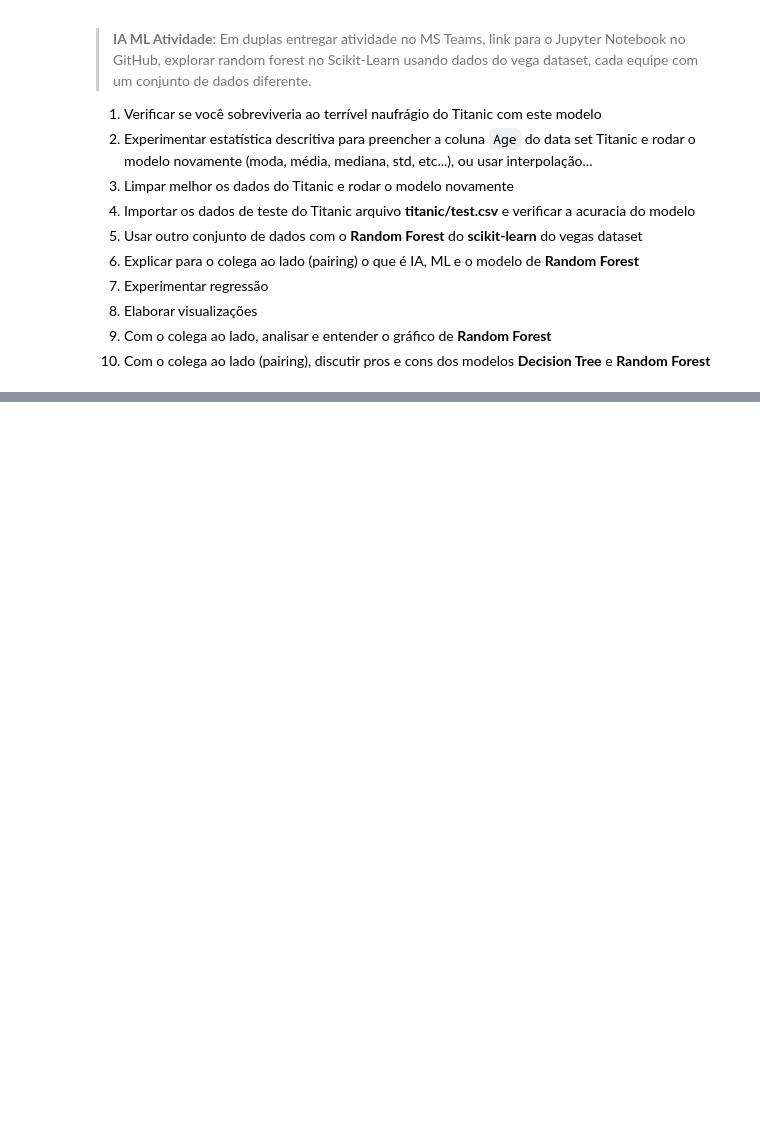
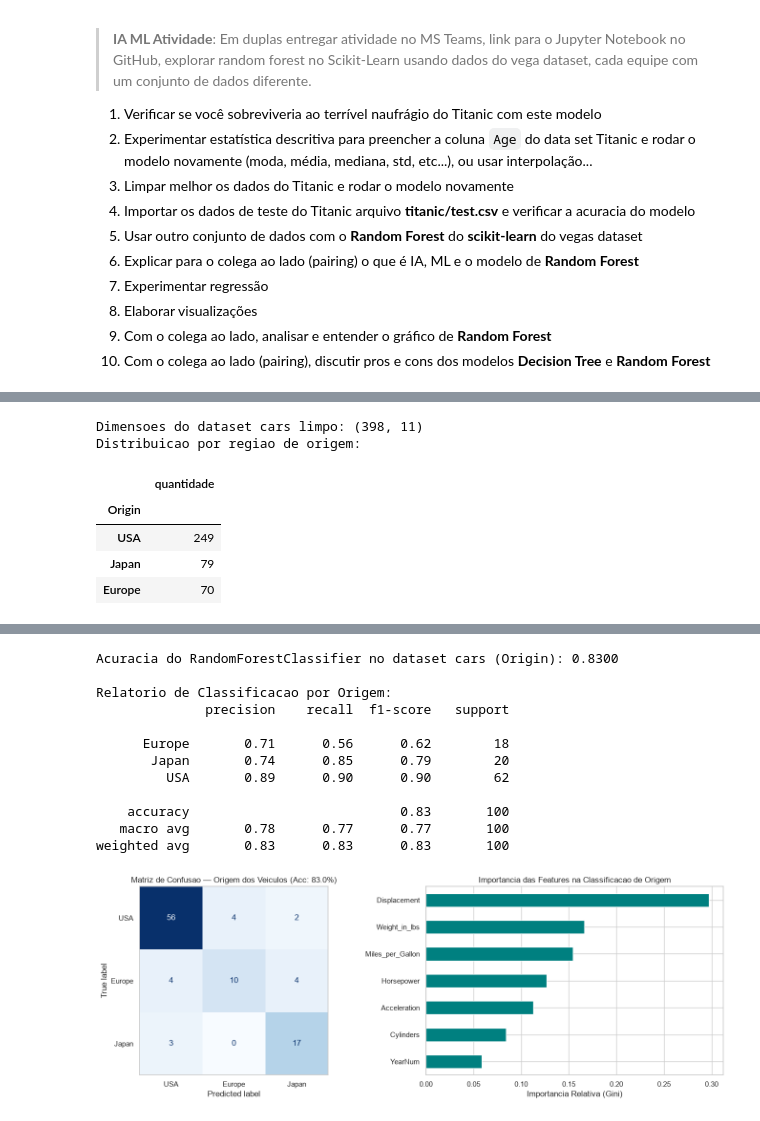
Before and after one commit to Ce-22/AI-LAB3, a Jupyter notebook: lab_random_forest_titanic_vega.ipynb, the cells around one changed output, grey strips where cells are left out. Drawn from its saved outputs; the diff is of its cells as text; code cells hidden in the pictures; blank space fills up the shorter version.

Commit message:
Implementa classificacao e regressao com Random Forest no vega_datasets

```diff
--- a/lab_random_forest_titanic_vega.ipynb
+++ b/lab_random_forest_titanic_vega.ipynb
@@ -934,0 +942,58 @@ Concordancia/Acuracia em relacao ao gender_submission.csv: 0.9067
+# %%
+cars_df = load_and_prepare_cars()
+print(f"Dimensoes do dataset cars limpo: {cars_df.shape}")
+print("Distribuicao por regiao de origem:")
+display(cars_df["Origin"].value_counts().rename("quantidade").to_frame())
+display(cars_df.head())
+
+CAR_CLASS_FEATURES = [
+    "Miles_per_Gallon",
+    "Cylinders",
+    "Displacement",
+    "Horsepower",
+    "Weight_in_lbs",
+    "Acceleration",
+    "YearNum",
+]
+X_cars_cls = cars_df[CAR_CLASS_FEATURES]
+y_cars_cls = cars_df["Origin"]
+
+Xc_train, Xc_test, yc_train, yc_test = train_test_split(
+    X_cars_cls, y_cars_cls, test_size=0.25, stratify=y_cars_cls, random_state=RANDOM_STATE
+)
+
+rf_cars_cls = RandomForestClassifier(
+    n_estimators=300, max_depth=10, random_state=RANDOM_STATE
+)
+rf_cars_cls.fit(Xc_train, yc_train)
+yc_pred = rf_cars_cls.predict(Xc_test)
+
+cls_acc = accuracy_score(yc_test, yc_pred)
+print(f"Acuracia do RandomForestClassifier no dataset cars (Origin): {cls_acc:.4f}\n")
+print("Relatorio de Classificacao por Origem:")
+print(classification_report(yc_test, yc_pred))
+
+fig, axes = plt.subplots(1, 2, figsize=(14, 5))
+cm_cars = confusion_matrix(yc_test, yc_pred, labels=["USA", "Europe", "Japan"])
+ConfusionMatrixDisplay(cm_cars, display_labels=["USA", "Europe", "Japan"]).plot(
+    cmap="Blues", ax=axes[0], colorbar=False
+)
+axes[0].set_title(f"Matriz de Confusao — Origem dos Veiculos (Acc: {cls_acc:.1%})")
+axes[0].grid(False)
+
+car_imp = pd.Series(rf_cars_cls.feature_importances_, index=CAR_CLASS_FEATURES).sort_values()
+car_imp.plot(kind="barh", color="teal", ax=axes[1])
+axes[1].set_xlabel("Importancia Relativa (Gini)")
+axes[1].set_title("Importancia das Features na Classificacao de Origem")
+
+plt.tight_layout()
+plt.savefig(FIGURES / "vega_cars_classificacao.png", dpi=160, bbox_inches="tight")
+plt.show()
+# %% [output]
+Dimensoes do dataset cars limpo: (398, 11)
+Distribuicao por regiao de origem:
+|  | quantidade |
+| Origin |  |
+| USA | 249 |
+| Japan | 79 |
+| Europe | 70 |
@@ -934,0 +1006,13 @@ Concordancia/Acuracia em relacao ao gender_submission.csv: 0.9067
+Acuracia do RandomForestClassifier no dataset cars (Origin): 0.8300
+
+Relatorio de Classificacao por Origem:
+              precision    recall  f1-score   support
+
+      Europe       0.71      0.56      0.62        18
+       Japan       0.74      0.85      0.79        20
+         USA       0.89      0.90      0.90        62
+
+    accuracy                           0.83       100
+   macro avg       0.78      0.77      0.77       100
+weighted avg       0.83      0.83      0.83       100
+[figure, added]
```
Also changed, not shown: parts of 37 cells of this notebook, 2 other files.
